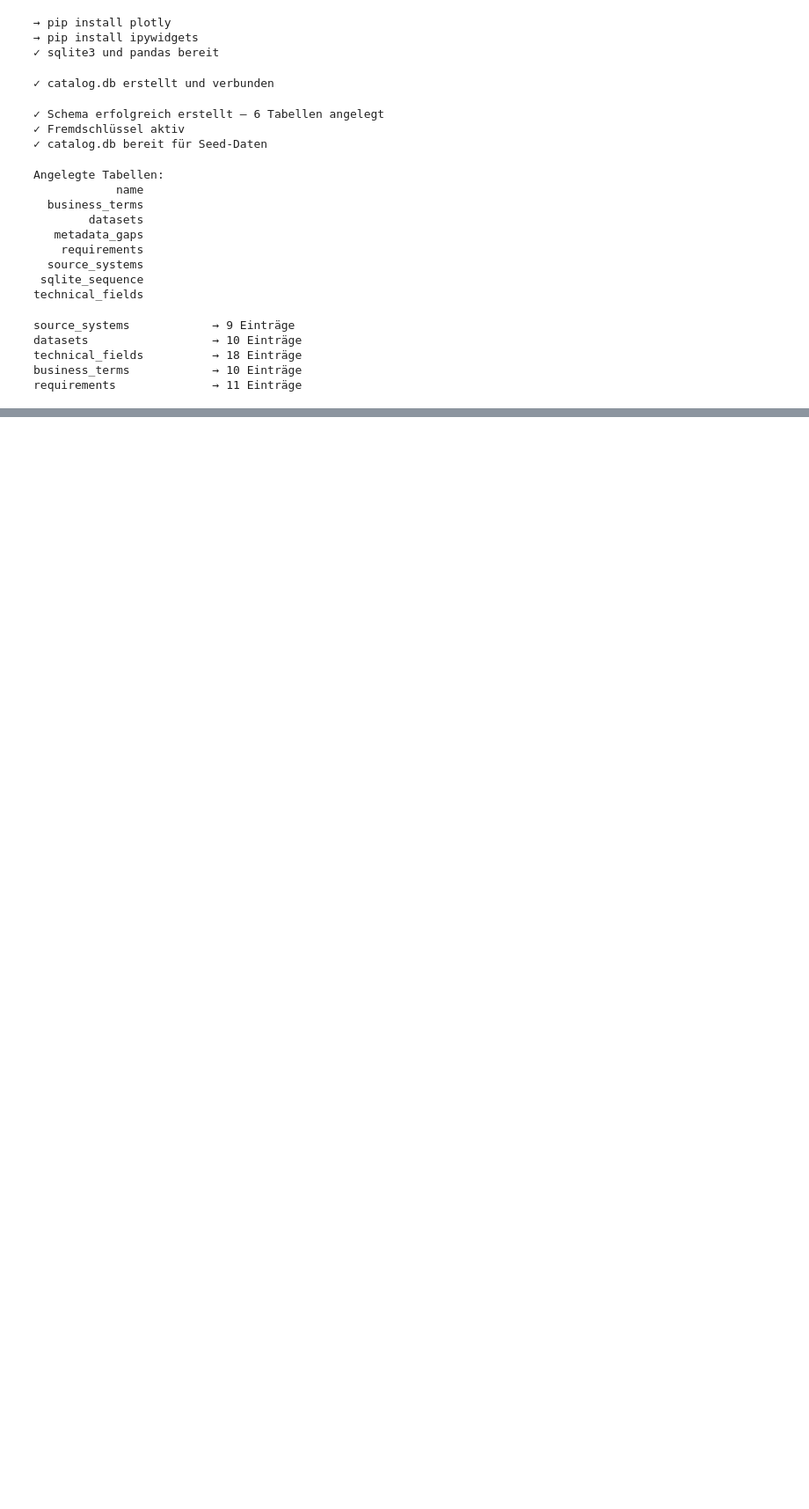
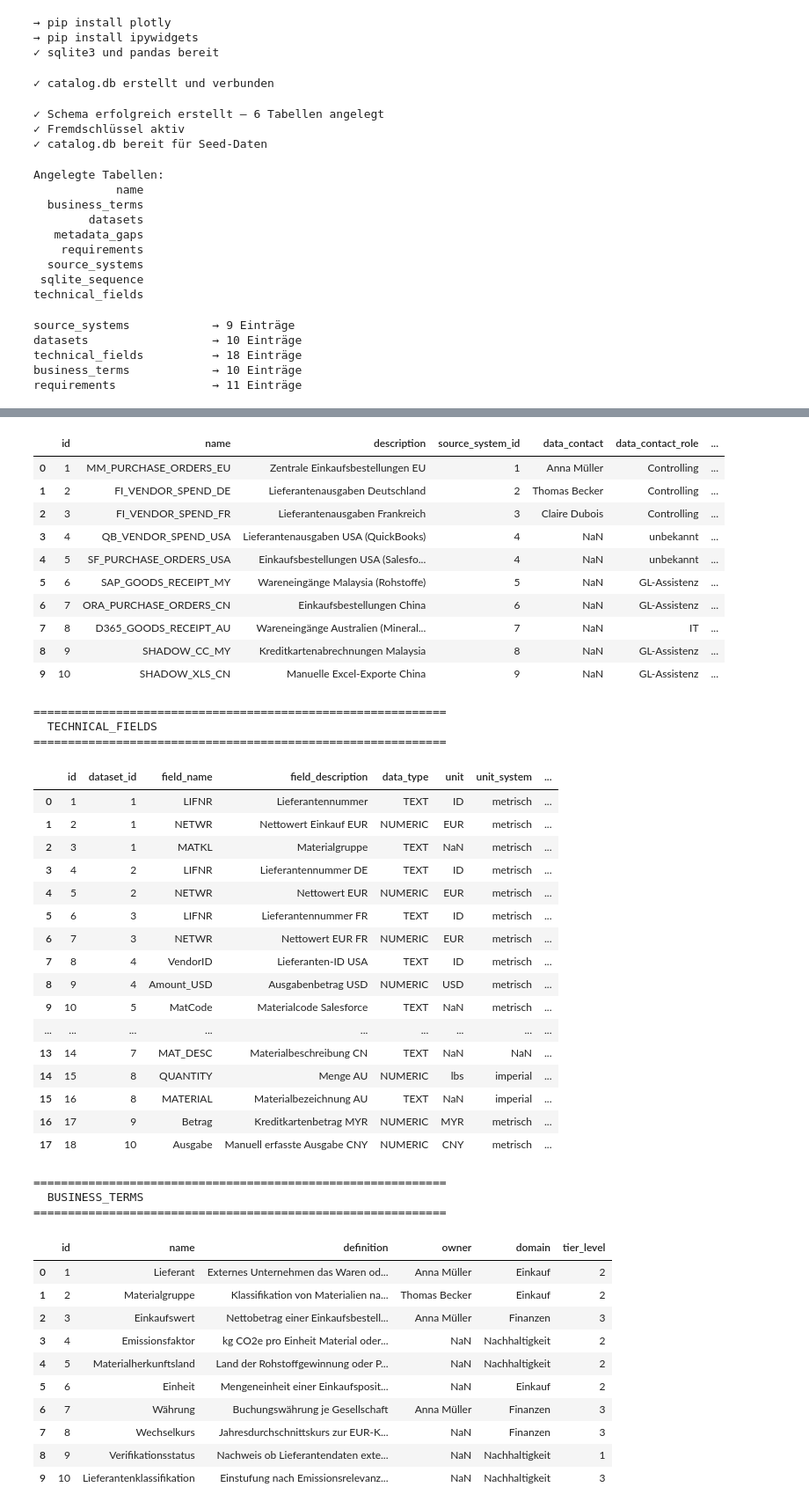
Before and after one commit to EmmaWittwer/A_Metadata_Catalog_and_Gap_Detection_Framework_for_AI_Ready_Scope_3.1_Reporting, a Jupyter notebook: scope31_catalog.ipynb, the cells around one changed output, grey strips where cells are left out. Shown at 88% size. Drawn from its saved outputs; the diff is of its cells as text; code cells hidden in the pictures; blank space fills up the shorter version.

```diff
--- a/scope31_catalog.ipynb
+++ b/scope31_catalog.ipynb
@@ -214,0 +251,14 @@ requirements              → 11 Einträge
+# %%
+import pandas as pd
+
+# Alle Tabellen anzeigen
+tabellen = ["source_systems", "datasets", "technical_fields",
+            "business_terms", "requirements"]
+
+for tabelle in tabellen:
+    print(f"\n{'='*60}")
+    print(f"  {tabelle.upper()}")
+    print(f"{'='*60}")
+    df = pd.read_sql_query(f"SELECT * FROM {tabelle}", conn)
+    display(df)
+# %% [output]
@@ -214,0 +281,45 @@ requirements              → 11 Einträge
+|  | id | name | description | source_system_id | data_contact | data_contact_role | ... |
+| 0 | 1 | MM_PURCHASE_ORDERS_EU | Zentrale Einkaufsbestellungen EU | 1 | Anna Müller | Controlling | ... |
+| 1 | 2 | FI_VENDOR_SPEND_DE | Lieferantenausgaben Deutschland | 2 | Thomas Becker | Controlling | ... |
+| 2 | 3 | FI_VENDOR_SPEND_FR | Lieferantenausgaben Frankreich | 3 | Claire Dubois | Controlling | ... |
+| 3 | 4 | QB_VENDOR_SPEND_USA | Lieferantenausgaben USA (QuickBooks) | 4 | NaN | unbekannt | ... |
+| 4 | 5 | SF_PURCHASE_ORDERS_USA | Einkaufsbestellungen USA (Salesfo... | 4 | NaN | unbekannt | ... |
+| 5 | 6 | SAP_GOODS_RECEIPT_MY | Wareneingänge Malaysia (Rohstoffe) | 5 | NaN | GL-Assistenz | ... |
+| 6 | 7 | ORA_PURCHASE_ORDERS_CN | Einkaufsbestellungen China | 6 | NaN | GL-Assistenz | ... |
+| 7 | 8 | D365_GOODS_RECEIPT_AU | Wareneingänge Australien (Mineral... | 7 | NaN | IT | ... |
+| 8 | 9 | SHADOW_CC_MY | Kreditkartenabrechnungen Malaysia | 8 | NaN | GL-Assistenz | ... |
+| 9 | 10 | SHADOW_XLS_CN | Manuelle Excel-Exporte China | 9 | NaN | GL-Assistenz | ... |
+============================================================
+  TECHNICAL_FIELDS
+============================================================
+|  | id | dataset_id | field_name | field_description | data_type | unit | unit_system | ... |
+| 0 | 1 | 1 | LIFNR | Lieferantennummer | TEXT | ID | metrisch | ... |
+| 1 | 2 | 1 | NETWR | Nettowert Einkauf EUR | NUMERIC | EUR | metrisch | ... |
+| 2 | 3 | 1 | MATKL | Materialgruppe | TEXT | NaN | metrisch | ... |
+| 3 | 4 | 2 | LIFNR | Lieferantennummer DE | TEXT | ID | metrisch | ... |
+| 4 | 5 | 2 | NETWR | Nettowert EUR | NUMERIC | EUR | metrisch | ... |
+| 5 | 6 | 3 | LIFNR | Lieferantennummer FR | TEXT | ID | metrisch | ... |
+| 6 | 7 | 3 | NETWR | Nettowert EUR FR | NUMERIC | EUR | metrisch | ... |
+| 7 | 8 | 4 | VendorID | Lieferanten-ID USA | TEXT | ID | metrisch | ... |
+| 8 | 9 | 4 | Amount_USD | Ausgabenbetrag USD | NUMERIC | USD | metrisch | ... |
+| 9 | 10 | 5 | MatCode | Materialcode Salesforce | TEXT | NaN | metrisch | ... |
+| ... | ... | ... | ... | ... | ... | ... | ... | ... |
+| 13 | 14 | 7 | MAT_DESC | Materialbeschreibung CN | TEXT | NaN | NaN | ... |
+| 14 | 15 | 8 | QUANTITY | Menge AU | NUMERIC | lbs | imperial | ... |
+| 15 | 16 | 8 | MATERIAL | Materialbezeichnung AU | TEXT | NaN | imperial | ... |
+| 16 | 17 | 9 | Betrag | Kreditkartenbetrag MYR | NUMERIC | MYR | metrisch | ... |
+| 17 | 18 | 10 | Ausgabe | Manuell erfasste Ausgabe CNY | NUMERIC | CNY | metrisch | ... |
+============================================================
+  BUSINESS_TERMS
+============================================================
+|  | id | name | definition | owner | domain | tier_level |
+| 0 | 1 | Lieferant | Externes Unternehmen das Waren od... | Anna Müller | Einkauf | 2 |
+| 1 | 2 | Materialgruppe | Klassifikation von Materialien na... | Thomas Becker | Einkauf | 2 |
+| 2 | 3 | Einkaufswert | Nettobetrag einer Einkaufsbestell... | Anna Müller | Finanzen | 3 |
+| 3 | 4 | Emissionsfaktor | kg CO2e pro Einheit Material oder... | NaN | Nachhaltigkeit | 2 |
+| 4 | 5 | Materialherkunftsland | Land der Rohstoffgewinnung oder P... | NaN | Nachhaltigkeit | 2 |
+| 5 | 6 | Einheit | Mengeneinheit einer Einkaufsposit... | NaN | Einkauf | 2 |
+| 6 | 7 | Währung | Buchungswährung je Gesellschaft | Anna Müller | Finanzen | 3 |
+| 7 | 8 | Wechselkurs | Jahresdurchschnittskurs zur EUR-K... | NaN | Finanzen | 3 |
+| 8 | 9 | Verifikationsstatus | Nachweis ob Lieferantendaten exte... | NaN | Nachhaltigkeit | 1 |
+| 9 | 10 | Lieferantenklassifikation | Einstufung nach Emissionsrelevanz... | NaN | Nachhaltigkeit | 3 |
```
Also changed, not shown: parts of 13 cells of this notebook, 3 other files.
